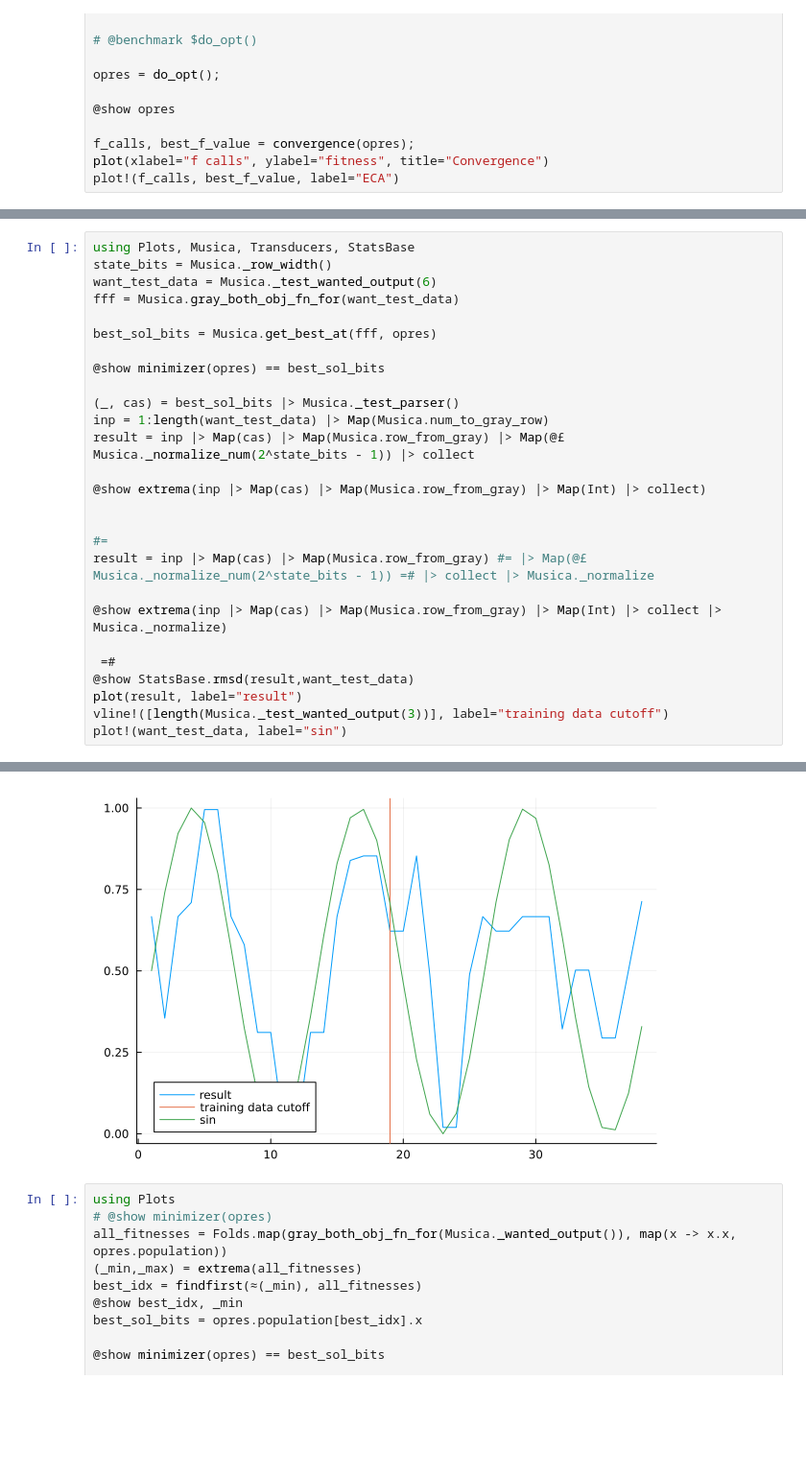
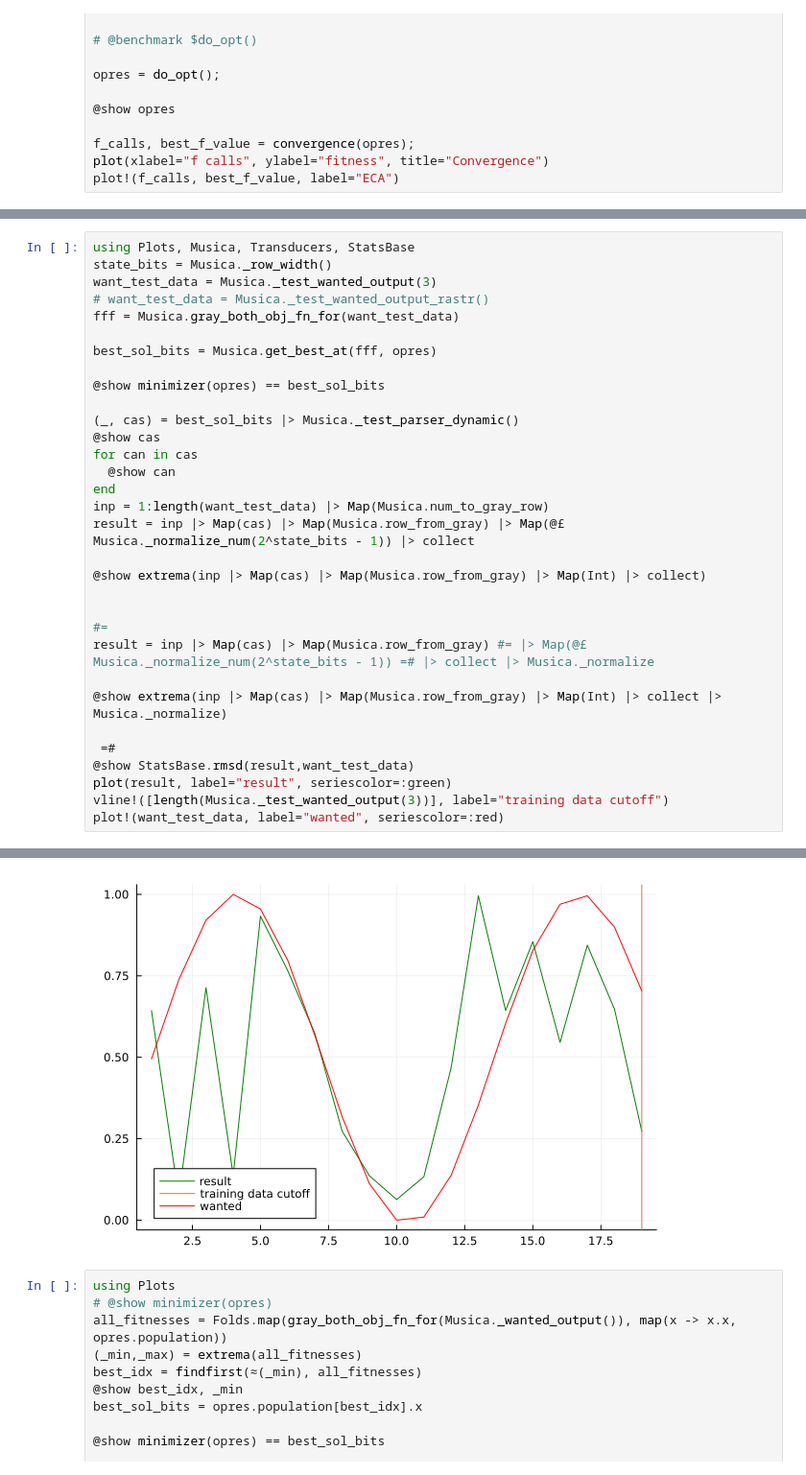
Before and after one commit to ORBAT/Musica, a Jupyter notebook: src/scratch.ipynb, the cells around one changed output, grey strips where cells are left out. Shown at 96% size. Cells and saved outputs as stored; diff of their text form; blank space fills up the shorter version.

```diff
--- a/src/scratch.ipynb
+++ b/src/scratch.ipynb
@@ -443,14 +443,19 @@ opres = Optimization Result
 # %%
 using Plots, Musica, Transducers, StatsBase
 state_bits = Musica._row_width()
-want_test_data = Musica._test_wanted_output(6)
+want_test_data = Musica._test_wanted_output(3)
+# want_test_data = Musica._test_wanted_output_rastr()
 fff = Musica.gray_both_obj_fn_for(want_test_data)
 
 best_sol_bits = Musica.get_best_at(fff, opres)
 
 @show minimizer(opres) == best_sol_bits
 
-(_, cas) = best_sol_bits |> Musica._test_parser()
+(_, cas) = best_sol_bits |> Musica._test_parser_dynamic()
+@show cas
+for can in cas
+  @show can
+end
 inp = 1:length(want_test_data) |> Map(Musica.num_to_gray_row)
 result = inp |> Map(cas) |> Map(Musica.row_from_gray) |> Map(@£ Musica._normalize_num(2^state_bits - 1)) |> collect
 
@@ -464,7 +469,7 @@ result = inp |> Map(cas) |> Map(Musica.row_from_gray) #= |> Map(@£ Musica._norm
 
  =#
 @show StatsBase.rmsd(result,want_test_data)
-plot(result, label="result")
+plot(result, label="result", seriescolor=:green)
 vline!([length(Musica._test_wanted_output(3))], label="training data cutoff")
-plot!(want_test_data, label="sin")
+plot!(want_test_data, label="wanted", seriescolor=:red)
 # %% [output]
@@ -474,4 +487,4 @@ StatsBase.rmsd(result, want_test_data) = 0.2535111607358213
-[figure, old version]
+[figure, new version]
 # %%
 using Plots
 # @show minimizer(opres)
```
Also changed, not shown: parts of 2 cells of this notebook.
